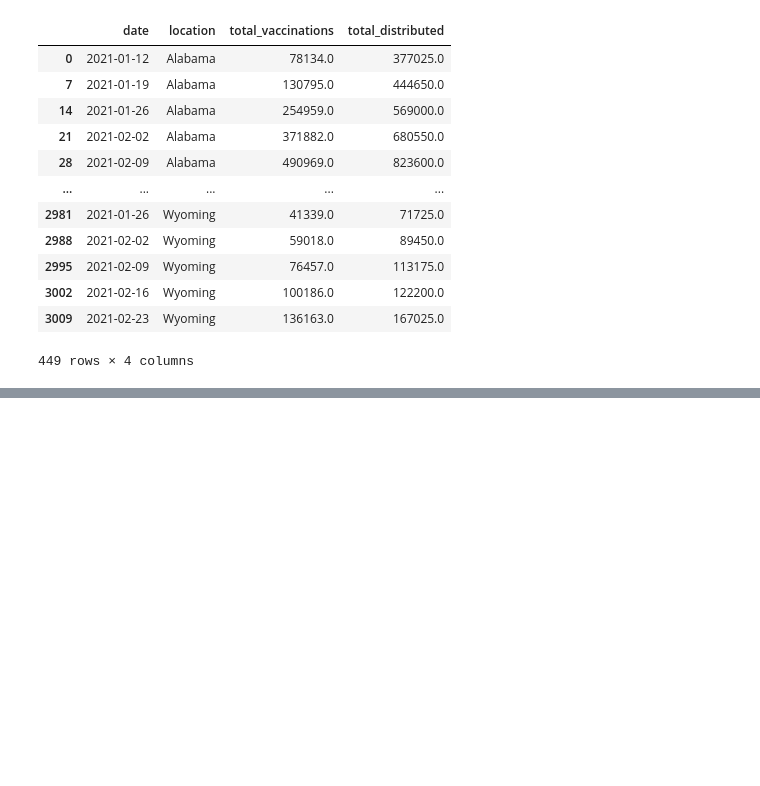
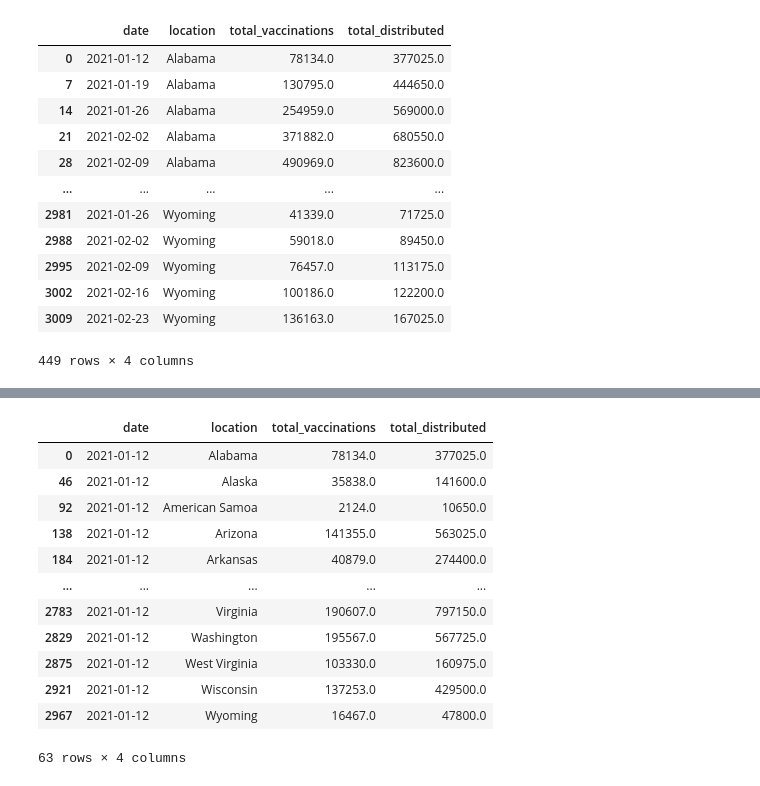
Before and after one commit to kfield1/Project-Covid, a Jupyter notebook: Vaccinations.ipynb, the cells around one changed output, grey strips where cells are left out. Drawn from its saved outputs; the diff is of its cells as text; code cells hidden in the pictures; blank space fills up the shorter version.

```diff
--- a/Vaccinations.ipynb
+++ b/Vaccinations.ipynb
@@ -75,0 +95,18 @@ no_null_total_df[(no_null_total_df["date"]=="2021-01-12")|(no_null_total_df["dat
+# %%
+nots = ["United States", "Long Term Care", "Buerau of Prisons", "Dept of Defense", ]
+# jan_12_df=jan_12_df[jan_12_df["location"]!="United States"]
+jan_12_df[~jan_12_df.location.isin(nots)]
+# %% [output]
+|  | date | location | total_vaccinations | total_distributed |
+| 0 | 2021-01-12 | Alabama | 78134.0 | 377025.0 |
+| 46 | 2021-01-12 | Alaska | 35838.0 | 141600.0 |
+| 92 | 2021-01-12 | American Samoa | 2124.0 | 10650.0 |
+| 138 | 2021-01-12 | Arizona | 141355.0 | 563025.0 |
+| 184 | 2021-01-12 | Arkansas | 40879.0 | 274400.0 |
+| ... | ... | ... | ... | ... |
+| 2783 | 2021-01-12 | Virginia | 190607.0 | 797150.0 |
+| 2829 | 2021-01-12 | Washington | 195567.0 | 567725.0 |
+| 2875 | 2021-01-12 | West Virginia | 103330.0 | 160975.0 |
+| 2921 | 2021-01-12 | Wisconsin | 137253.0 | 429500.0 |
+| 2967 | 2021-01-12 | Wyoming | 16467.0 | 47800.0 |
+63 rows × 4 columns
```
Also changed, not shown: parts of 8 cells of this notebook.
